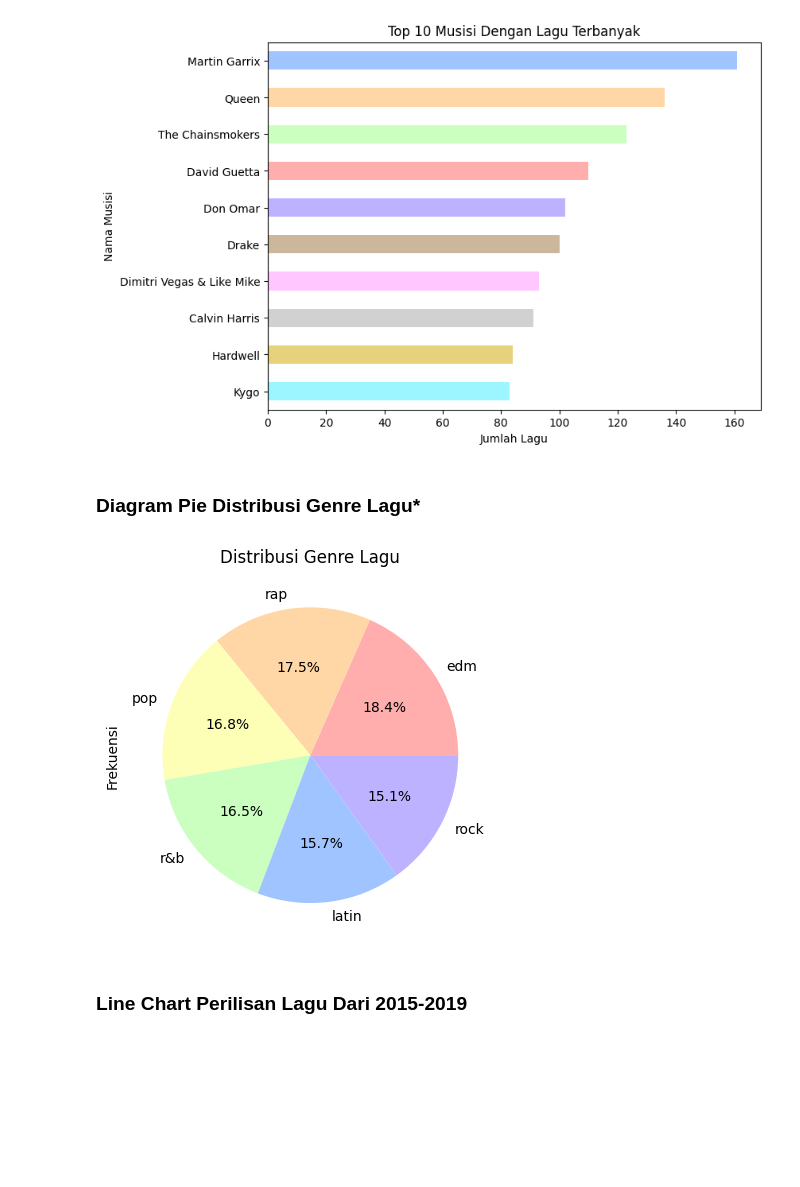
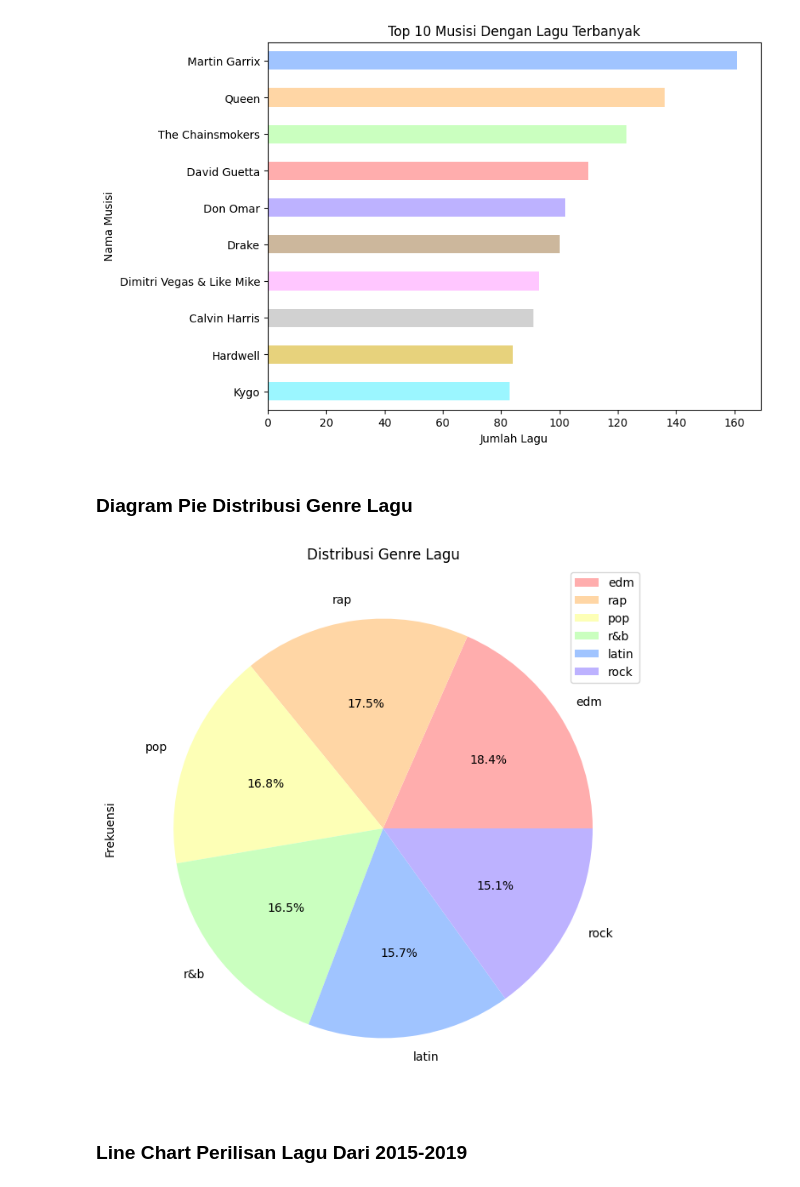
Before and after one commit to susTuna/Analisis-dan-Visualisasi-Data-Lagu-Spotify, a Jupyter notebook: Visualisasi dan Korelasi.ipynb, the cells around one changed output. Cells and saved outputs as stored; diff of their text form; code cells hidden in the pictures; blank space fills up the shorter version.

```diff
--- a/Visualisasi dan Korelasi.ipynb
+++ b/Visualisasi dan Korelasi.ipynb
@@ -17,7 +17,7 @@ import matplotlib.pyplot as plt
 import seaborn as sns
 import plotly.express as px
 #baca data
-data=pd.read_csv('spotify_songs.csv')
+data=pd.read_csv('spotify_songs_clean_parameter.csv')
 # %% [markdown]
 ## **4. Visualisasi Data**
 # %% [markdown]
@@ -32,14 +35,18 @@ plt.show()
 # %% [output]
 [figure]
 # %% [markdown]
-### **Diagram Pie Distribusi Genre Lagu***
+### **Diagram Pie Distribusi Genre Lagu**
 # %%
+#menghitung jumlah lagu tiap genre
 genre=data['playlist_genre'].value_counts()
+#array hex code warna
 warna2=['#ffadad','#ffd6a5','#fdffb6','#caffbf','#a0c4ff','#bdb2ff']
-genre.plot(kind='pie',title='Distribusi Genre Lagu',ylabel='Frekuensi',colors=warna2,autopct='%1.1f%%')
+#visualisasi pie chart menggunakan matplotlib
+plt.figure(figsize=[8,8])
+genre.plot(kind='pie',title='Distribusi Genre Lagu',ylabel='Frekuensi',colors=warna2,autopct='%1.1f%%', legend=True)
 plt.show()
 # %% [output]
-[figure, old version]
+[figure, new version]
 # %% [markdown]
 ### **Line Chart Perilisan Lagu Dari 2015-2019**
 # %%
```
Also changed, not shown: parts of 3 cells of this notebook.
